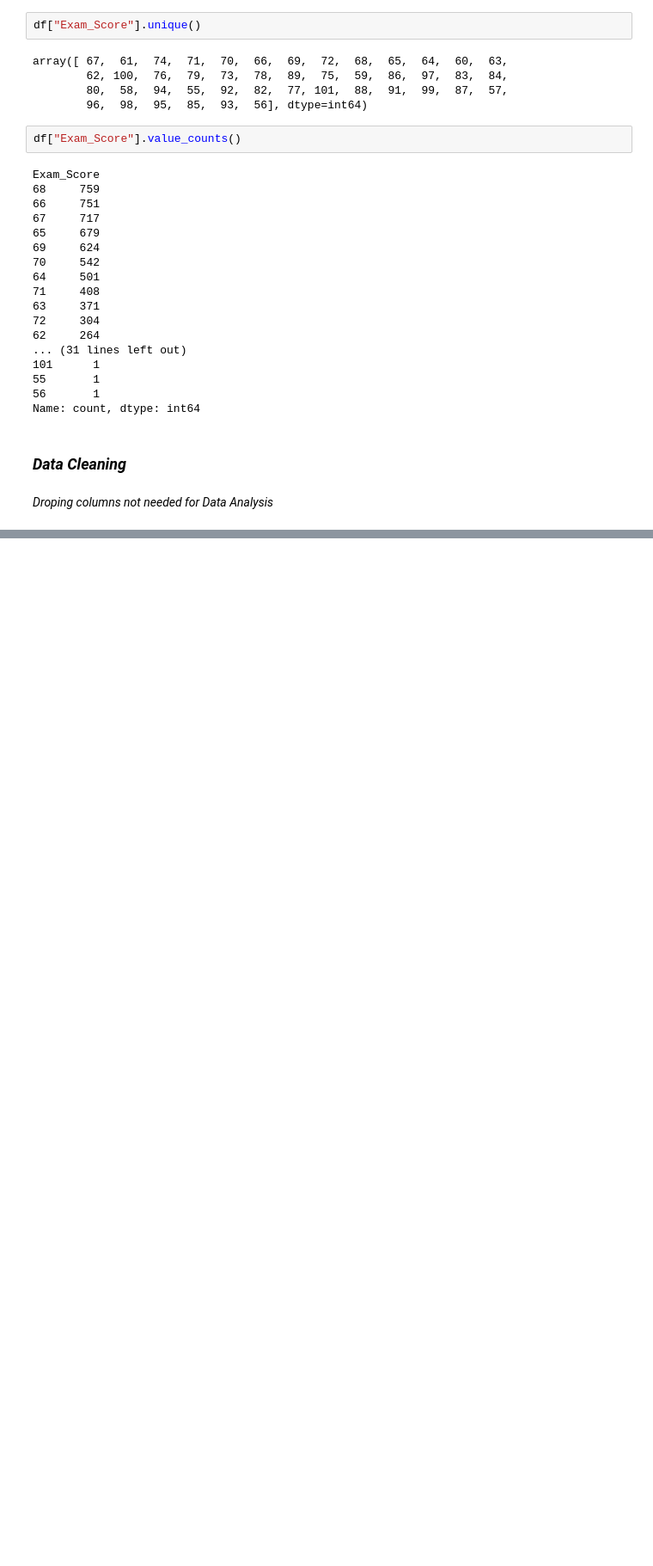
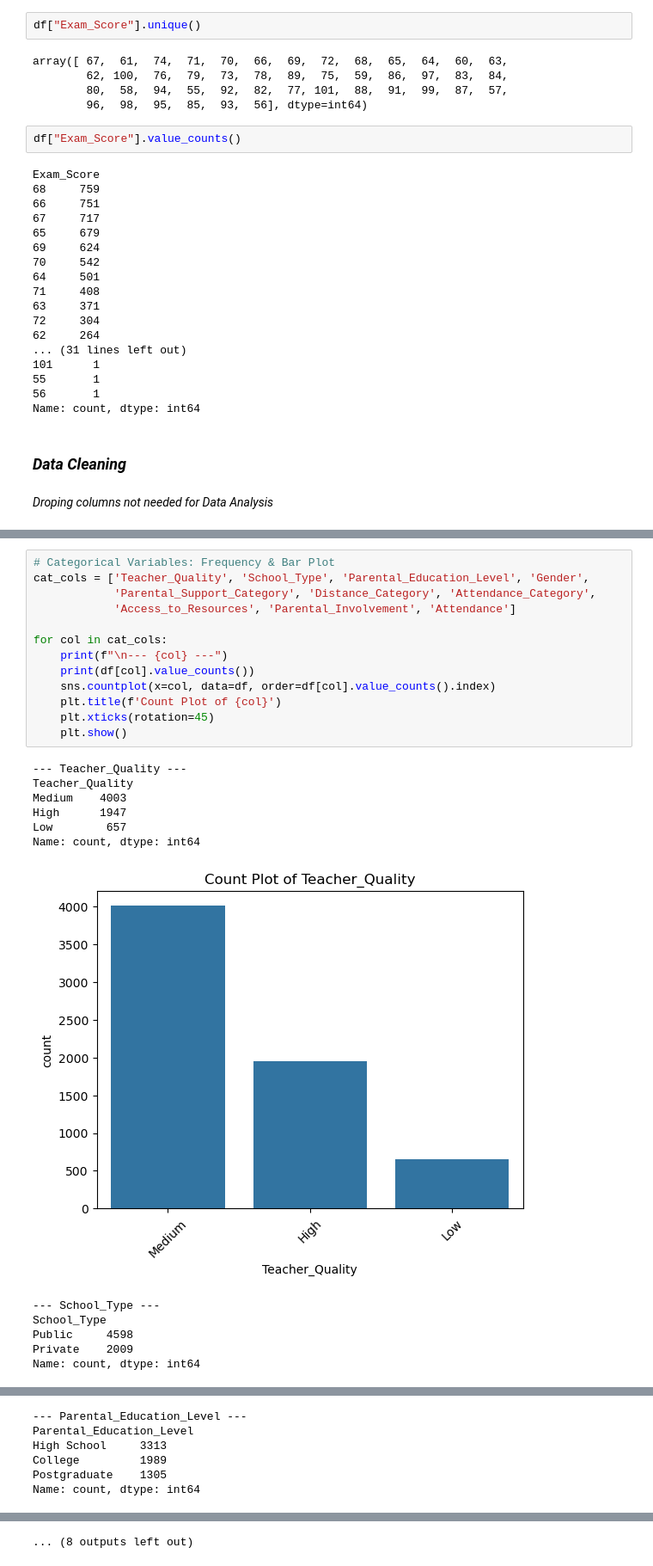
Before and after one commit to niranjan910/Student-performance-Analysis, a Jupyter notebook: Student performace Analysis.ipynb, the cells around one changed output, grey strips where cells are left out. Shown at 86% size. Drawn from its saved outputs; the diff is of its cells as text; blank space fills up the shorter version.

```diff
--- a/Student performace Analysis.ipynb
+++ b/Student performace Analysis.ipynb
@@ -547,0 +632,26 @@ Index(['Hours_Studied', 'Attendance', 'Parental_Involvement',
+# %%
+# Categorical Variables: Frequency & Bar Plot
+cat_cols = ['Teacher_Quality', 'School_Type', 'Parental_Education_Level', 'Gender',
+            'Parental_Support_Category', 'Distance_Category', 'Attendance_Category',
+            'Access_to_Resources', 'Parental_Involvement', 'Attendance']
+
+for col in cat_cols:
+    print(f"\n--- {col} ---")
+    print(df[col].value_counts())
+    sns.countplot(x=col, data=df, order=df[col].value_counts().index)
+    plt.title(f'Count Plot of {col}')
+    plt.xticks(rotation=45)
+    plt.show()
+# %% [output]
+--- Teacher_Quality ---
+Teacher_Quality
+Medium    4003
+High      1947
+Low        657
+Name: count, dtype: int64
+[figure, added]
+--- School_Type ---
+School_Type
+Public     4598
+Private    2009
+Name: count, dtype: int64
@@ -547,0 +659,6 @@ Index(['Hours_Studied', 'Attendance', 'Parental_Involvement',
+--- Parental_Education_Level ---
+Parental_Education_Level
+High School     3313
+College         1989
+Postgraduate    1305
+Name: count, dtype: int64
@@ -547,0 +694 @@ Index(['Hours_Studied', 'Attendance', 'Parental_Involvement',
+... (8 outputs left out)
```
Also changed, not shown: parts of 40 cells of this notebook.
